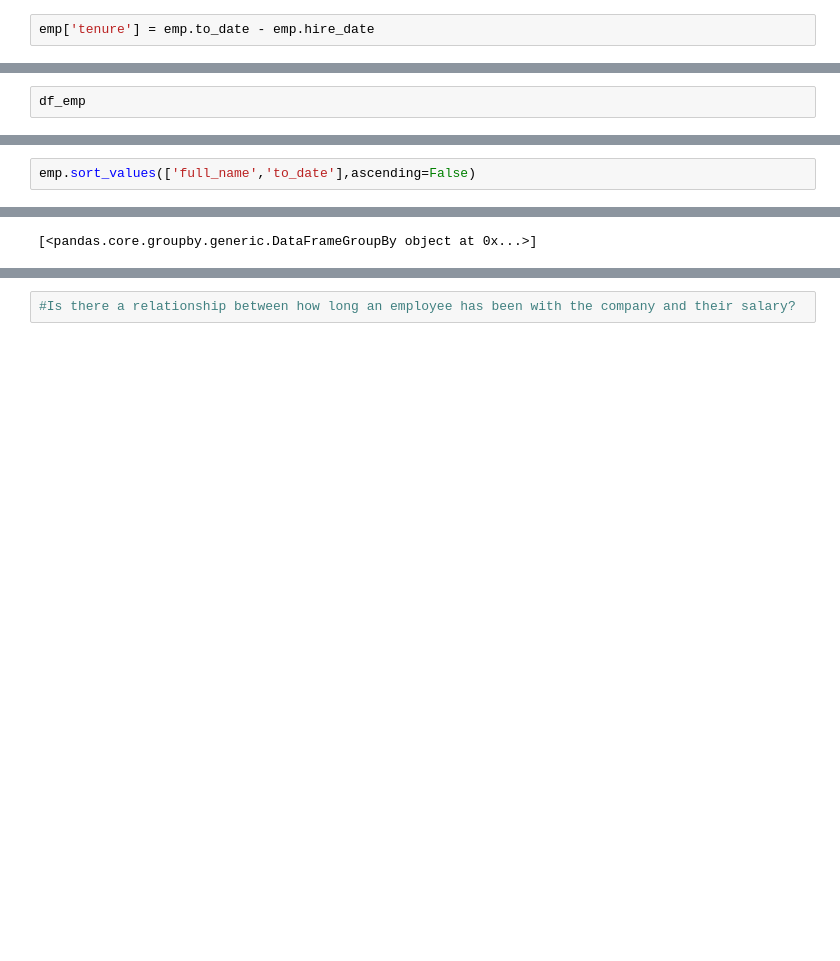
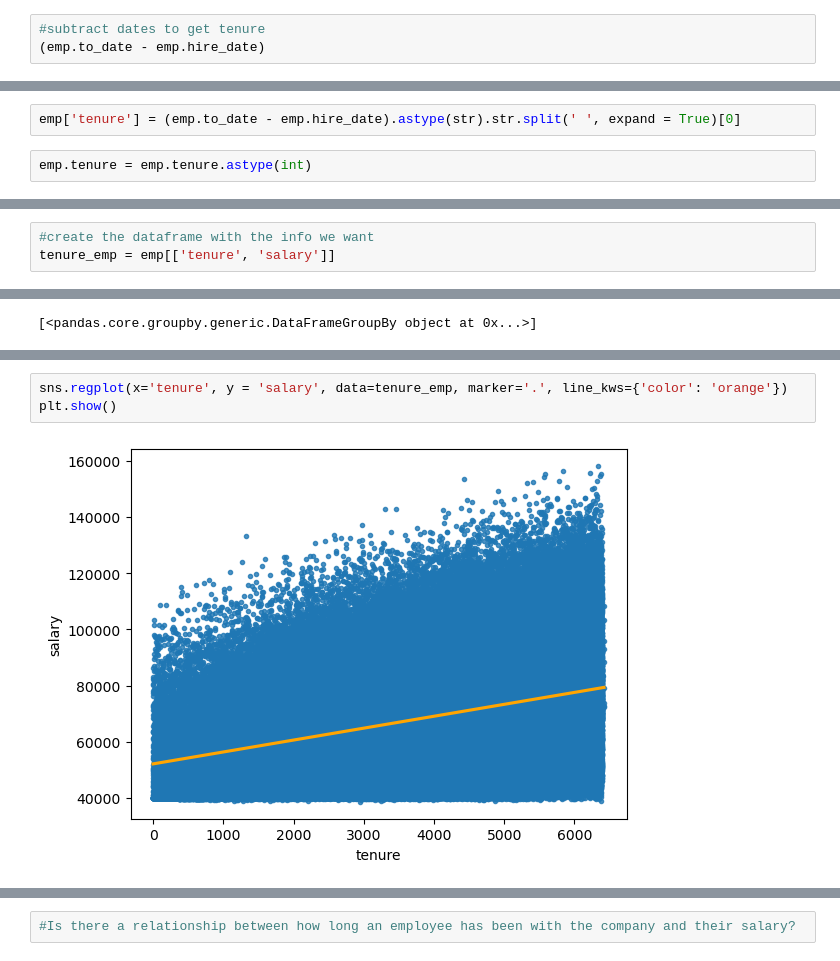
Before and after one commit to scottbarnett97/statistics-exercises, a Jupyter notebook: hypothesis_testing.ipynb, the cells around one changed output, grey strips where cells are left out. Saved outputs shown, nothing was run; the diff lists cells and outputs as text; blank space fills up the shorter version.

```diff
--- a/hypothesis_testing.ipynb
+++ b/hypothesis_testing.ipynb
@@ -364,2 +386,3 @@ memory usage: 176.9+ MB
 # %%
-emp['tenure'] = emp.to_date - emp.hire_date
+#subtract dates to get tenure
+(emp.to_date - emp.hire_date)
@@ -368,2 +418,4 @@ df_emp=emp.groupby('full_name')
+# %%
+emp['tenure'] = (emp.to_date - emp.hire_date).astype(str).str.split(' ', expand = True)[0]
 # %%
-df_emp
+emp.tenure = emp.tenure.astype(int)
@@ -372,2 +422,3 @@ df_emp
 # %%
-emp.sort_values(['full_name','to_date'],ascending=False)
+#create the dataframe with the info we want
+tenure_emp = emp[['tenure', 'salary']]
@@ -391,0 +441,5 @@ emp.sort_values(['full_name','to_date'],ascending=False)
+# %%
+sns.regplot(x='tenure', y = 'salary', data=tenure_emp, marker='.', line_kws={'color': 'orange'})
+plt.show()
+# %% [output]
+[figure, added]
```
Also changed, not shown: parts of 58 cells of this notebook, 1 other file.
